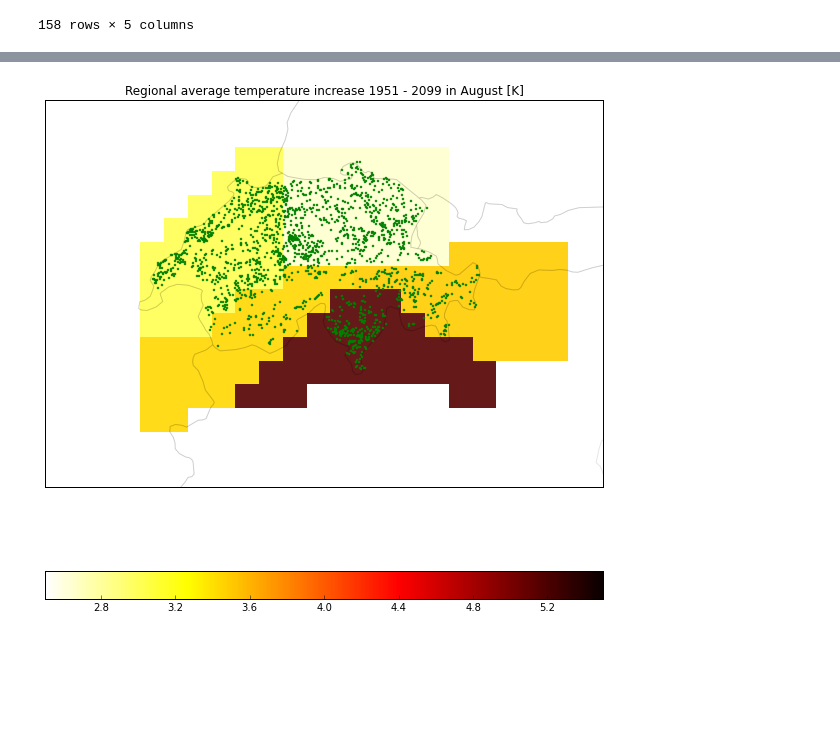
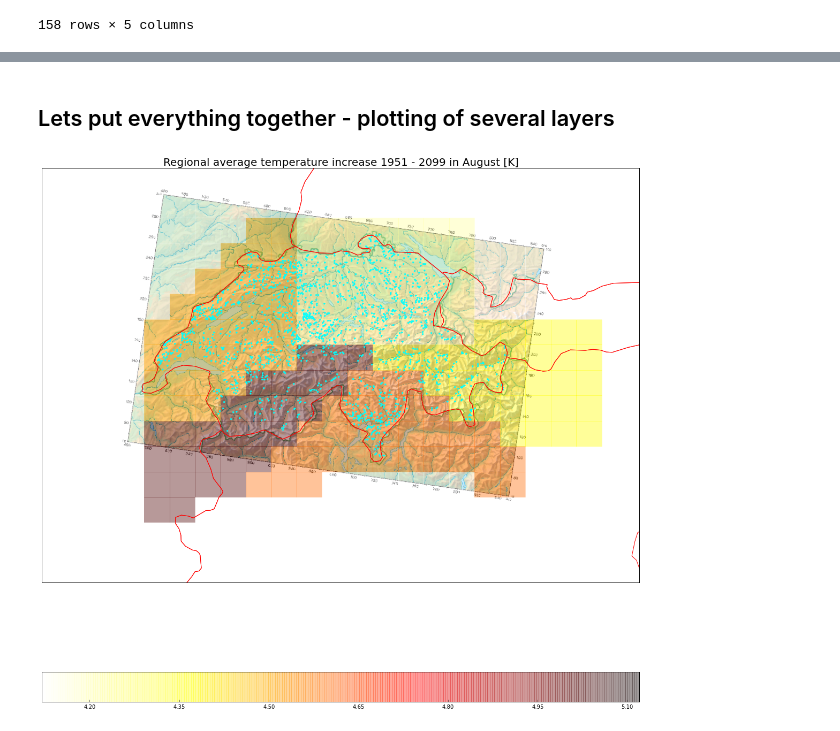
Before and after one commit to hvwaldow/pyws-BE-15-2-26, a Jupyter notebook: ex5/lecture5.ipynb, the cells around one changed output, grey strips where cells are left out. Saved outputs shown, nothing was run; the diff lists cells and outputs as text; code cells hidden in the pictures; blank space fills up the shorter version.

```diff
--- a/ex5/lecture5.ipynb
+++ b/ex5/lecture5.ipynb
@@ -335,29 +358,50 @@ dTcells = zeros((len(rlon), len(rlat)))
 dTcells[...] = NaN
 for i in np.arange(0, dreg.shape[0]):
     dTcells[lonpos[i], latpos[i]] = dTreg.loc[dreg.iloc[i, 2], "deltaT"]
-# %%
-# Do the plotting
-
-plt.figure(figsize=(10,10))
-
-# Vektor data of the county boundaries
-fname = 'data/ne_50m_admin_0_countries.shp'
-adm1_shapes = list(shpreader.Reader(fname).geometries())
-
-ax = plt.axes(projection=ensemblesgrid)
-ax.add_geometries(adm1_shapes, ccrs.PlateCarree(),
-                  edgecolor='black', facecolor='white', alpha=0.1)
-cplot = ax.pcolormesh(rlon, rlat, dTcells.transpose(), cmap="hot_r", vmin=2.5, vmax=5.5)
-ax.set_extent((5,12,45,48), ccrs.PlateCarree())
-cbar = plt.colorbar(cplot, orientation="horizontal")
-plt.title("Regional average temperature increase 1951 - 2099 in August [K]")
-
-# Read Fores - location data
-nbplots = pd.DataFrame.from_csv("Plots_def_2.csv", sep=';')
-ax.plot(nbplots["X"], nbplots["Y"], color="green",
-                     marker='.', ms=4, linestyle='none', transform=swiss)
-plt.show()
-# %% [output]
-[figure, removed]
+# %% [markdown]
+## Lets put everything together - plotting of several layers
+# %%
+# Plot the raster image
+plt.figure(figsize=(20,20))
+
+# Use Cartopy's extension of Matplotlib's Axes to draw in rotated grid coordinates
+ax = plt.axes(projection=ensemblesgrid)
+# Plot a generously sized box that contains Switzerland
+ax.set_extent((5,12,45,48), ccrs.PlateCarree())
+
+# gather infos from raster image
+with PIL.Image.open("data/2mio_relief_color.tif") as img:
+    picsize = img.size
+mperpix_x, mperpix_y, topleft_x, topleft_y = np.loadtxt("data/2mio_relief_color.tfw")[[0,3,4,5]]
+img_extent = np.array((topleft_x, topleft_x + mperpix_x * picsize[0], topleft_y + mperpix_y * picsize[1], topleft_y))
+img = plt.imread("data/2mio_relief_color.tif")
+
+# plot relief map
+ax.imshow(img, origin='upper', extent=img_extent, transform=swiss, zorder=0)
+
+# plot the average temperature change in the five regions
+cplot = ax.pcolormesh(rlon, rlat, dTcells.transpose(), cmap="hot_r",
+                      vmin=4.12, vmax=5.12, zorder=1, alpha=0.4)
+
+# plot the country boundaries
+fname = 'data/ne_50m_admin_0_countries.shp'
+adm_shapes = list(shpreader.Reader(fname).geometries())
+ax.add_geometries(adm_shapes, ccrs.PlateCarree(),
+                  edgecolor='red', facecolor='none', zorder=2)
+
+# Read Fores - location data ...
+nbplots = pd.DataFrame.from_csv("data/forest-sites.csv", sep=';')
+# ... and plot it
+ax.plot(nbplots["X"], nbplots["Y"], color="cyan",
+                     marker='.', ms=6, linestyle='none', transform=swiss)
+
+# Colorbar and title
+cbar = plt.colorbar(cplot, orientation="horizontal")
+plt.title("Regional average temperature increase 1951 - 2099 in August [K]", fontsize=20)
+
+
+plt.show()
+# %% [output]
+[figure, added]
 # %% [markdown]
 <a rel="license" href="http://creativecommons.org/licenses/by-nc/4.0/"><img alt="Creative Commons License" style="border-width:0" src="https://i.creativecommons.org/l/by-nc/4.0/88x31.png" /></a><br />This IPython Notebook is licensed under a <a rel="license" href="http://creativecommons.org/licenses/by-nc/4.0/">Creative Commons Attribution-NonCommercial 4.0 International License</a>.
```
Also changed, not shown: parts of 12 cells of this notebook, 3 other files.
